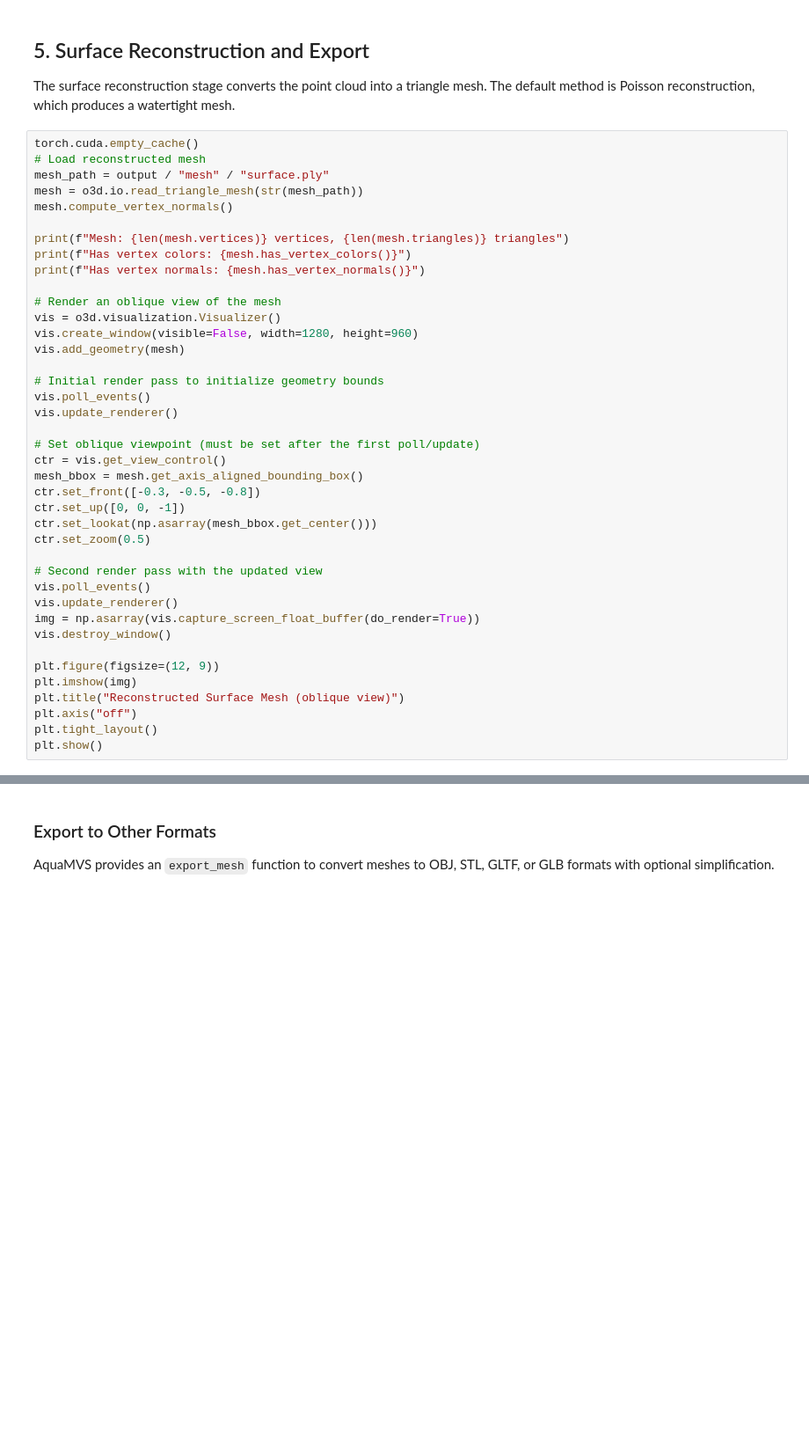
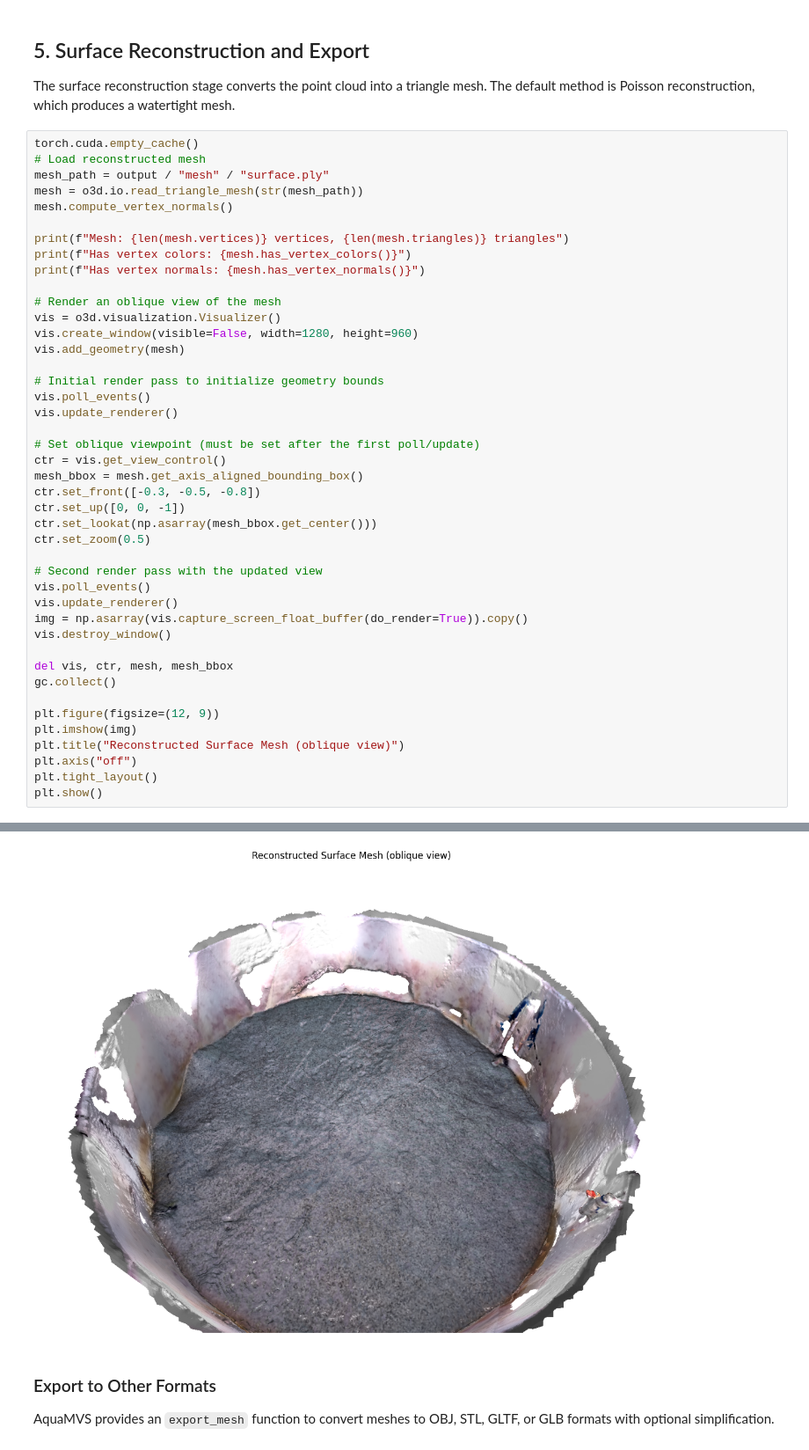
Before and after one commit to tlancaster6/AquaMVS, a Jupyter notebook: docs/tutorial/notebook.ipynb, the cells around one changed output, grey strips where cells are left out. Shown at 88% size. Drawn from its saved outputs; the diff is of its cells as text; blank space fills up the shorter version.

```diff
--- a/docs/tutorial/notebook.ipynb
+++ b/docs/tutorial/notebook.ipynb
@@ -296,8 +371,11 @@ ctr.set_zoom(0.5)
 # Second render pass with the updated view
 vis.poll_events()
 vis.update_renderer()
-img = np.asarray(vis.capture_screen_float_buffer(do_render=True))
+img = np.asarray(vis.capture_screen_float_buffer(do_render=True)).copy()
 vis.destroy_window()
+
+del vis, ctr, mesh, mesh_bbox
+gc.collect()
 
 plt.figure(figsize=(12, 9))
 plt.imshow(img)
@@ -305,3 +383,4 @@ plt.title("Reconstructed Surface Mesh (oblique view)")
 plt.axis("off")
 plt.tight_layout()
 plt.show()
+# %% [output]
@@ -308,3 +390,4 @@ plt.show()
+[figure, added]
 # %% [markdown]
 ### Export to Other Formats
 
```
Also changed, not shown: parts of 12 cells of this notebook, 1 other file.
